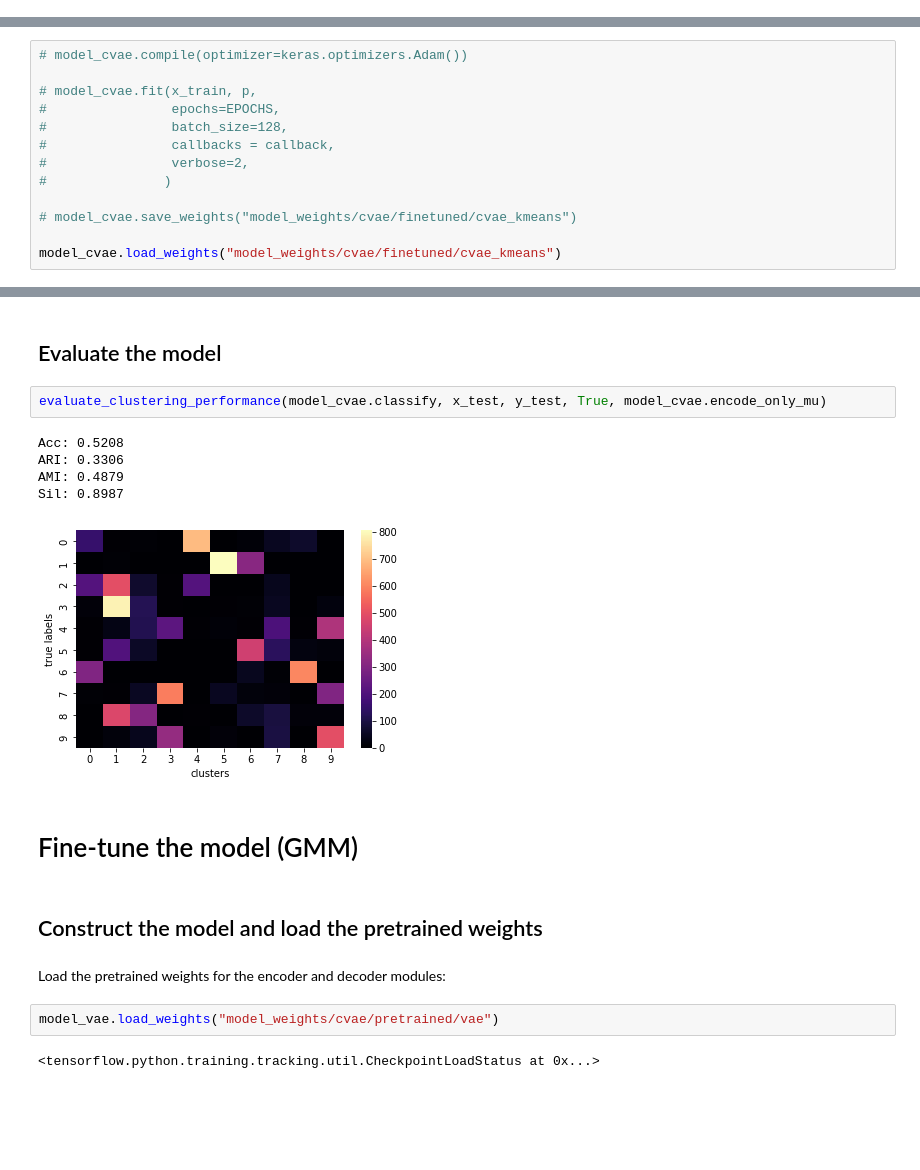
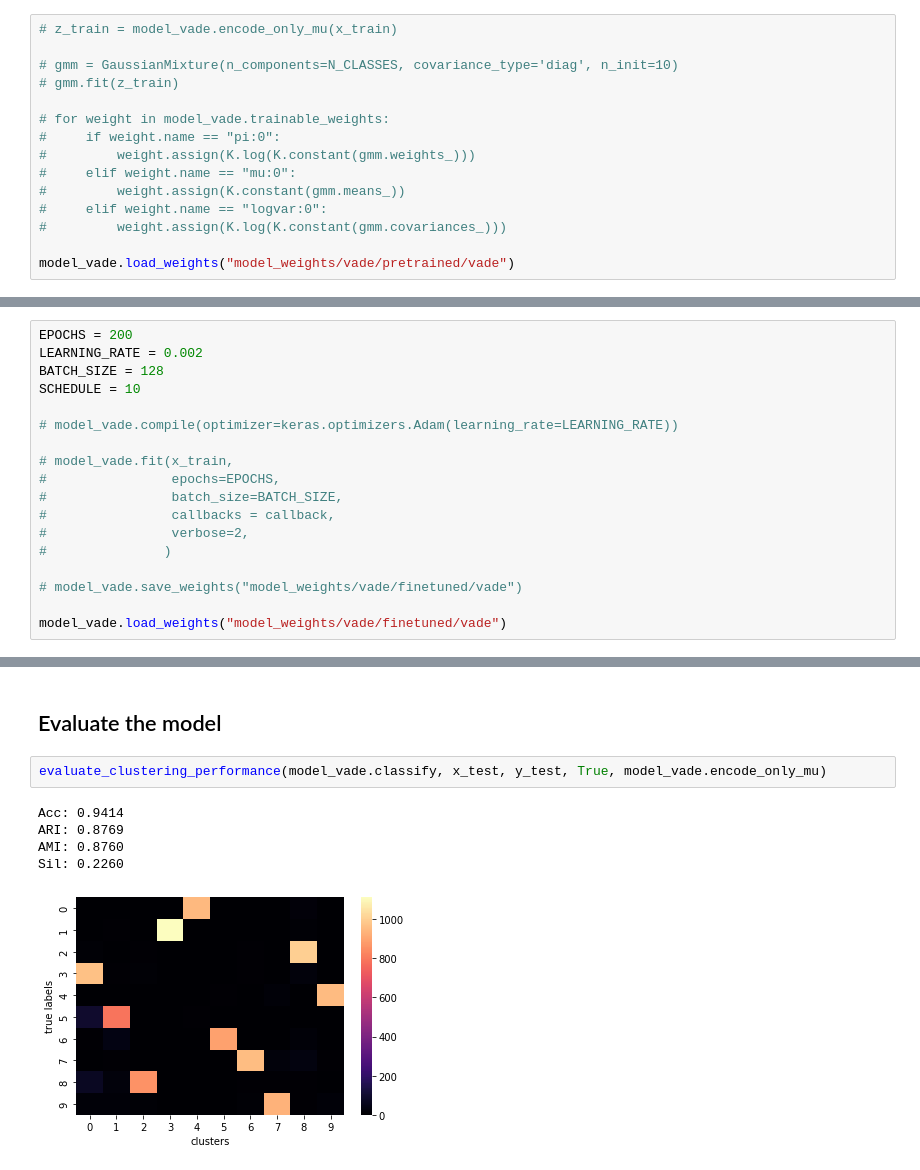
Before and after one commit to carlescn/MSc_bioinformatics_thesis, a Jupyter notebook: masters_thesis_models/vade_on_MNIST.ipynb, the cells around one changed output, grey strips where cells are left out. Saved outputs shown, nothing was run; the diff lists cells and outputs as text; blank space fills up the shorter version.

```diff
--- a/masters_thesis_models/vade_on_MNIST.ipynb
+++ b/masters_thesis_models/vade_on_MNIST.ipynb
@@ -151,0 +90,15 @@ c_last = kmeans.labels_
+# %%
+# z_train = model_vade.encode_only_mu(x_train)
+
+# gmm = GaussianMixture(n_components=N_CLASSES, covariance_type='diag', n_init=10)
+# gmm.fit(z_train)
+
+# for weight in model_vade.trainable_weights:
+#     if weight.name == "pi:0":
+#         weight.assign(K.log(K.constant(gmm.weights_)))
+#     elif weight.name == "mu:0":
+#         weight.assign(K.constant(gmm.means_))
+#     elif weight.name == "logvar:0":
+#         weight.assign(K.log(K.constant(gmm.covariances_)))
+
+model_vade.load_weights("model_weights/vade/pretrained/vade")
@@ -169,18 +138,23 @@ Sil: 0.2189
 # %% [markdown]
 Train the model:
 # %%
-# model_cvae.compile(optimizer=keras.optimizers.Adam())
+EPOCHS = 200
+LEARNING_RATE = 0.002
+BATCH_SIZE = 128
+SCHEDULE = 10
 
-# model_cvae.fit(x_train, p,
+# model_vade.compile(optimizer=keras.optimizers.Adam(learning_rate=LEARNING_RATE))
+
+# model_vade.fit(x_train,
 #                epochs=EPOCHS,
-#                batch_size=128,
+#                batch_size=BATCH_SIZE,
 #                callbacks = callback,
 #                verbose=2,
 #               )
 
-# model_cvae.save_weights("model_weights/cvae/finetuned/cvae_kmeans")
+# model_vade.save_weights("model_weights/vade/finetuned/vade")
 
-model_cvae.load_weights("model_weights/cvae/finetuned/cvae_kmeans")
+model_vade.load_weights("model_weights/vade/finetuned/vade")
 # %% [output]
 <tensorflow.python.training.tracking.util.CheckpointLoadStatus at 0x...>
 # %% [markdown]
@@ -204,20 +174,10 @@ _ = compare_reconstructed_images_MNIST(x_test, model_cvae.encoder, model_cvae.de
 # %% [markdown]
 ## Evaluate the model
 # %%
-evaluate_clustering_performance(model_cvae.classify, x_test, y_test, True, model_cvae.encode_only_mu)
+evaluate_clustering_performance(model_vade.classify, x_test, y_test, True, model_vade.encode_only_mu)
 # %% [output]
-Acc: 0.5208
-ARI: 0.3306
-AMI: 0.4879
-Sil: 0.8987
+Acc: 0.9414
+ARI: 0.8769
+AMI: 0.8760
+Sil: 0.2260
-[figure, old version]
+[figure, new version]
-# %% [markdown]
-# Fine-tune the model (GMM)
-# %% [markdown]
-## Construct the model and load the pretrained weights
-# %% [markdown]
-Load the pretrained weights for the encoder and decoder modules:
-# %%
-model_vae.load_weights("model_weights/cvae/pretrained/vae")
-# %% [output]
-<tensorflow.python.training.tracking.util.CheckpointLoadStatus at 0x...>
```
Also changed, not shown: parts of 42 cells of this notebook, 2 other files.
